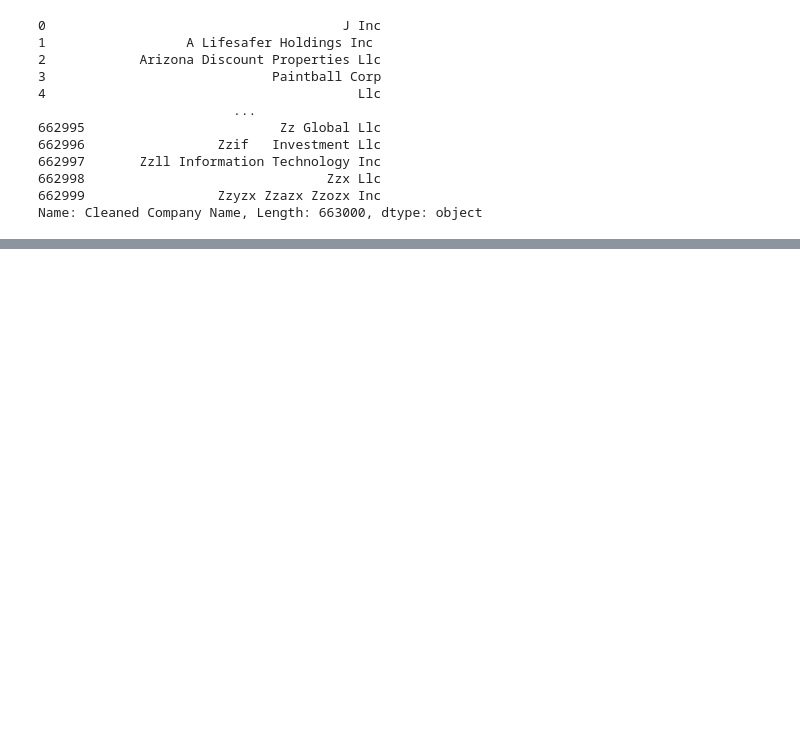
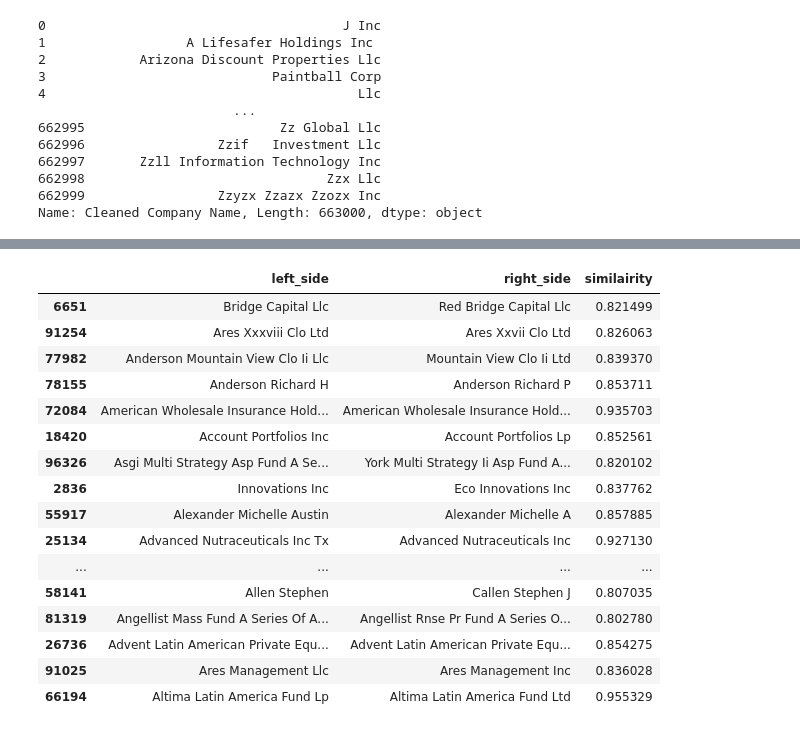
Before and after one commit to hmishra0/NLP-Name-Matching, a Jupyter notebook: NLP Based Name Matching.ipynb, the cells around one changed output, grey strips where cells are left out. Saved outputs shown, nothing was run; the diff lists cells and outputs as text; code cells hidden in the pictures; blank space fills up the shorter version.

```diff
--- a/NLP Based Name Matching.ipynb
+++ b/NLP Based Name Matching.ipynb
@@ -148,3 +179,53 @@ def awesome_cossim_top(A, B, ntop, lower_bound=0):
         indptr, indices, data)
 
     return csr_matrix((data,indices,indptr),shape=(M,N))
+# %%
+matches = awesome_cossim_top(tf_idf_matrix, tf_idf_matrix.transpose(), 10, 0.8)
+# %%
+# unpacking the resulting sparse matrix
+
+def get_matches_df(sparse_matrix, name_vector, top=100):
+    non_zeros = sparse_matrix.nonzero()
+
+    sparserows = non_zeros[0]
+    sparsecols = non_zeros[1]
+
+    if top:
+        nr_matches = top
+    else:
+        nr_matches = sparsecols.size
+
+    left_side = np.empty([nr_matches], dtype=object)
+    right_side = np.empty([nr_matches], dtype=object)
+    similairity = np.zeros(nr_matches)
+
+    for index in range(0, nr_matches):
+        left_side[index] = name_vector[sparserows[index]]
+        right_side[index] = name_vector[sparsecols[index]]
+        similairity[index] = sparse_matrix.data[index]
+
+    return pd.DataFrame({'left_side': left_side,
+                          'right_side': right_side,
+                           'similairity': similairity})
+# %%
+matches_df = get_matches_df(matches, company_names, top=100000)
+matches_df = matches_df[matches_df['similairity'] < 0.99999] # Remove all exact matches
+matches_df.sample(20)
+# %% [output]
+|  | left_side | right_side | similairity |
+| 6651 | Bridge Capital Llc | Red Bridge Capital Llc | 0.821499 |
+| 91254 | Ares Xxxviii Clo Ltd | Ares Xxvii Clo Ltd | 0.826063 |
+| 77982 | Anderson Mountain View Clo Ii Llc | Mountain View Clo Ii Ltd | 0.839370 |
+| 78155 | Anderson Richard H | Anderson Richard P | 0.853711 |
+| 72084 | American Wholesale Insurance Hold... | American Wholesale Insurance Hold... | 0.935703 |
+| 18420 | Account Portfolios Inc | Account Portfolios Lp | 0.852561 |
+| 96326 | Asgi Multi Strategy Asp Fund A Se... | York Multi Strategy Ii Asp Fund A... | 0.820102 |
+| 2836 | Innovations Inc | Eco Innovations Inc | 0.837762 |
+| 55917 | Alexander Michelle Austin | Alexander Michelle A | 0.857885 |
+| 25134 | Advanced Nutraceuticals Inc Tx | Advanced Nutraceuticals Inc | 0.927130 |
+| ... | ... | ... | ... |
+| 58141 | Allen Stephen | Callen Stephen J | 0.807035 |
+| 81319 | Angellist Mass Fund A Series Of A... | Angellist Rnse Pr Fund A Series O... | 0.802780 |
+| 26736 | Advent Latin American Private Equ... | Advent Latin American Private Equ... | 0.854275 |
+| 91025 | Ares Management Llc | Ares Management Inc | 0.836028 |
+| 66194 | Altima Latin America Fund Lp | Altima Latin America Fund Ltd | 0.955329 |
```
Also changed, not shown: parts of 28 cells of this notebook, 3 other files.
